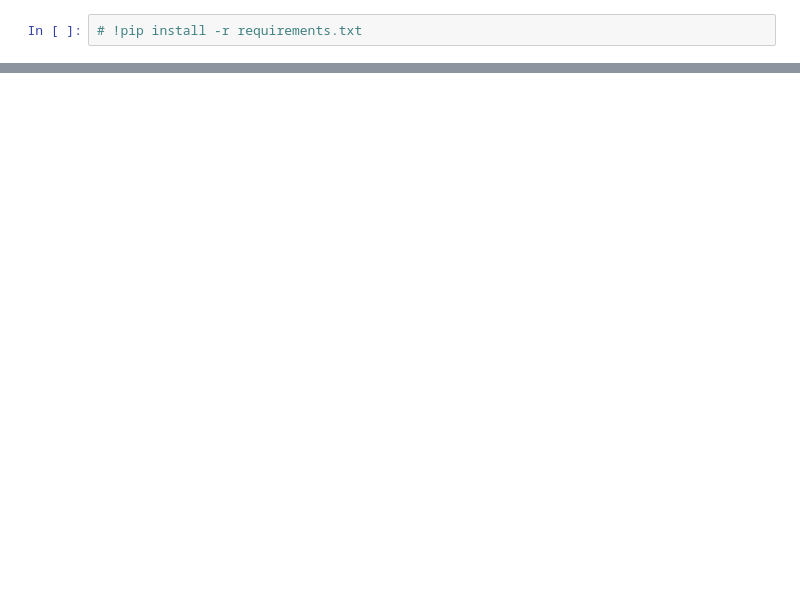
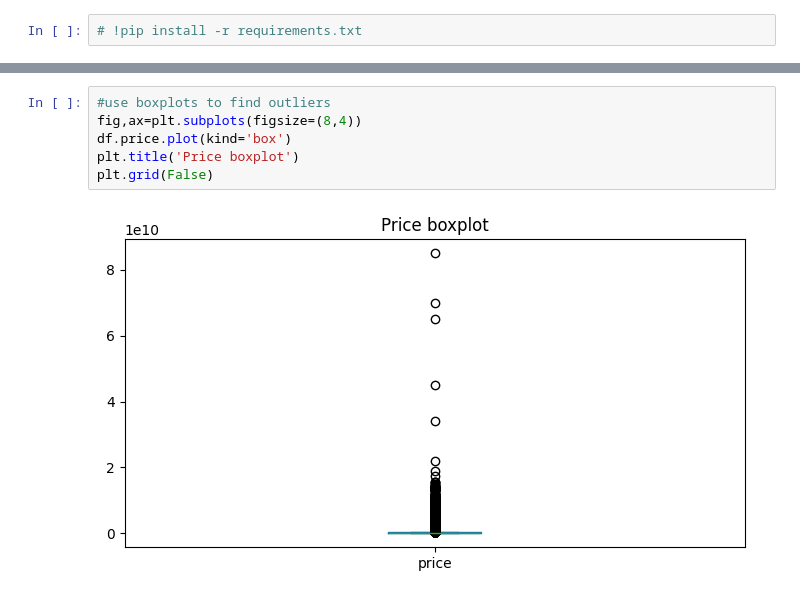
Before and after one commit to reinhardjs/capstone-dibimbing, a Jupyter notebook: used-car-price-recommendation.ipynb, the cells around one changed output, grey strips where cells are left out. Drawn from its saved outputs; the diff is of its cells as text; blank space fills up the shorter version.

```diff
--- a/used-car-price-recommendation.ipynb
+++ b/used-car-price-recommendation.ipynb
@@ -156,0 +243,8 @@ plt.show()
+# %%
+#use boxplots to find outliers
+fig,ax=plt.subplots(figsize=(8,4))
+df.price.plot(kind='box')
+plt.title('Price boxplot')
+plt.grid(False)
+# %% [output]
+[figure, added]
```
Also changed, not shown: parts of 32 cells of this notebook.
